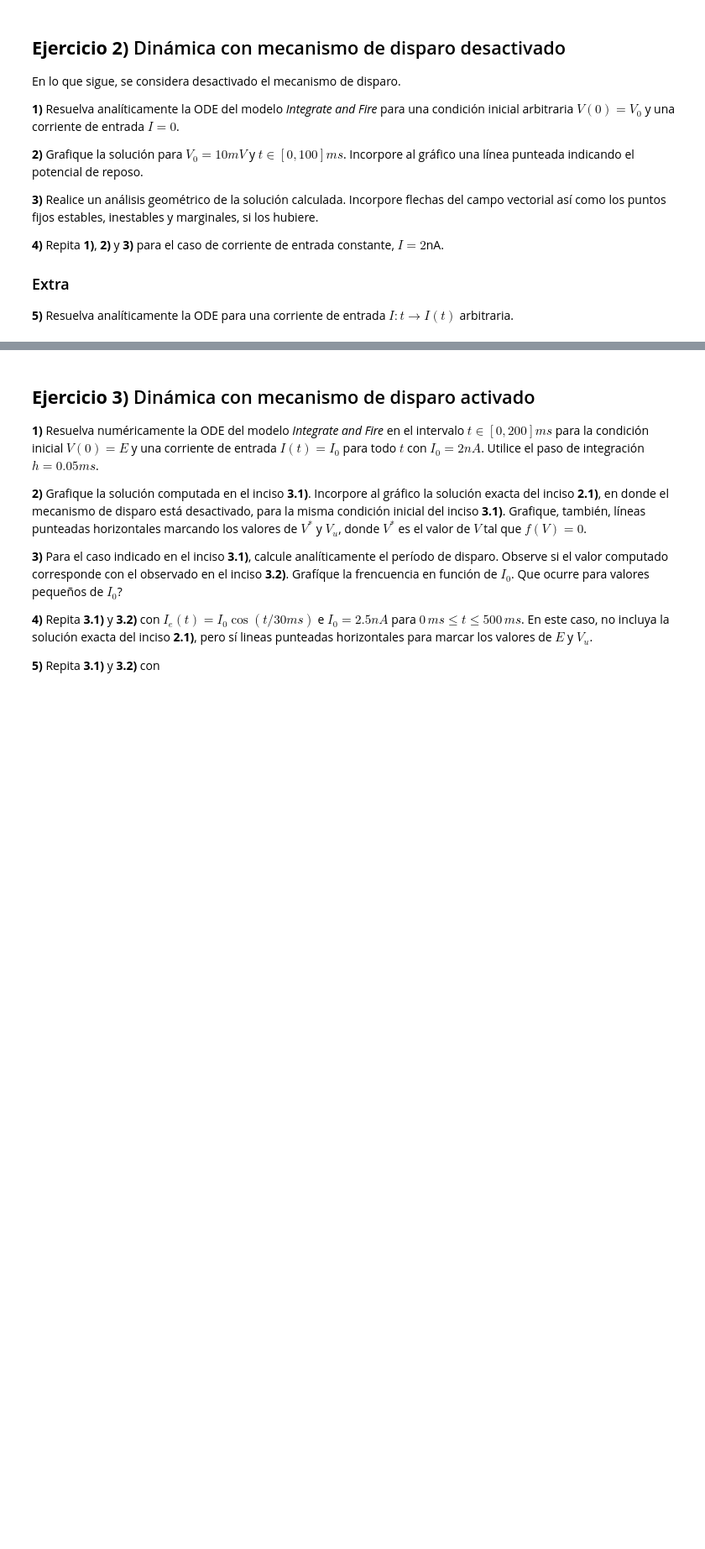
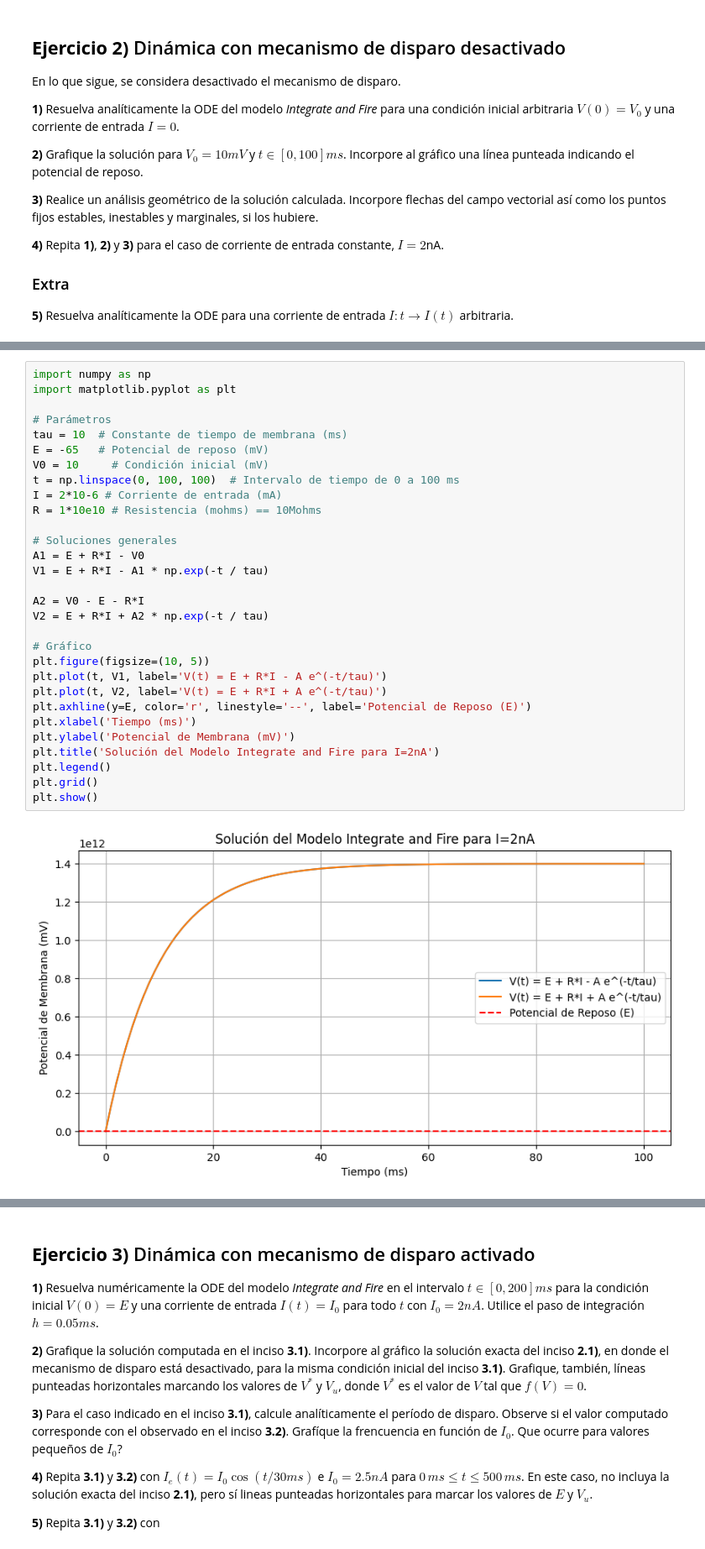
Before and after one commit to nicolassalomon96/Redes_Neuronales_FAMAF, a Jupyter notebook: TPs/TP5.ipynb, the cells around one changed output, grey strips where cells are left out. Shown at 84% size. Saved outputs shown, nothing was run; the diff lists cells and outputs as text; blank space fills up the shorter version.

```diff
--- a/TPs/TP5.ipynb
+++ b/TPs/TP5.ipynb
@@ -120,0 +182,32 @@ En lo que sigue, se considera desactivado el mecanismo de disparo.
+# %%
+import numpy as np
+import matplotlib.pyplot as plt
+
+# Parámetros
+tau = 10  # Constante de tiempo de membrana (ms)
+E = -65   # Potencial de reposo (mV)
+V0 = 10     # Condición inicial (mV)
+t = np.linspace(0, 100, 100)  # Intervalo de tiempo de 0 a 100 ms
+I = 2*10-6 # Corriente de entrada (mA)
+R = 1*10e10 # Resistencia (mohms) == 10Mohms
+
+# Soluciones generales
+A1 = E + R*I - V0
+V1 = E + R*I - A1 * np.exp(-t / tau)
+
+A2 = V0 - E - R*I
+V2 = E + R*I + A2 * np.exp(-t / tau)
+
+# Gráfico
+plt.figure(figsize=(10, 5))
+plt.plot(t, V1, label='V(t) = E + R*I - A e^(-t/tau)')
+plt.plot(t, V2, label='V(t) = E + R*I + A e^(-t/tau)')
+plt.axhline(y=E, color='r', linestyle='--', label='Potencial de Reposo (E)')
+plt.xlabel('Tiempo (ms)')
+plt.ylabel('Potencial de Membrana (mV)')
+plt.title('Solución del Modelo Integrate and Fire para I=2nA')
+plt.legend()
+plt.grid()
+plt.show()
+# %% [output]
+[figure, added]
```
Also changed, not shown: parts of 6 cells of this notebook.
